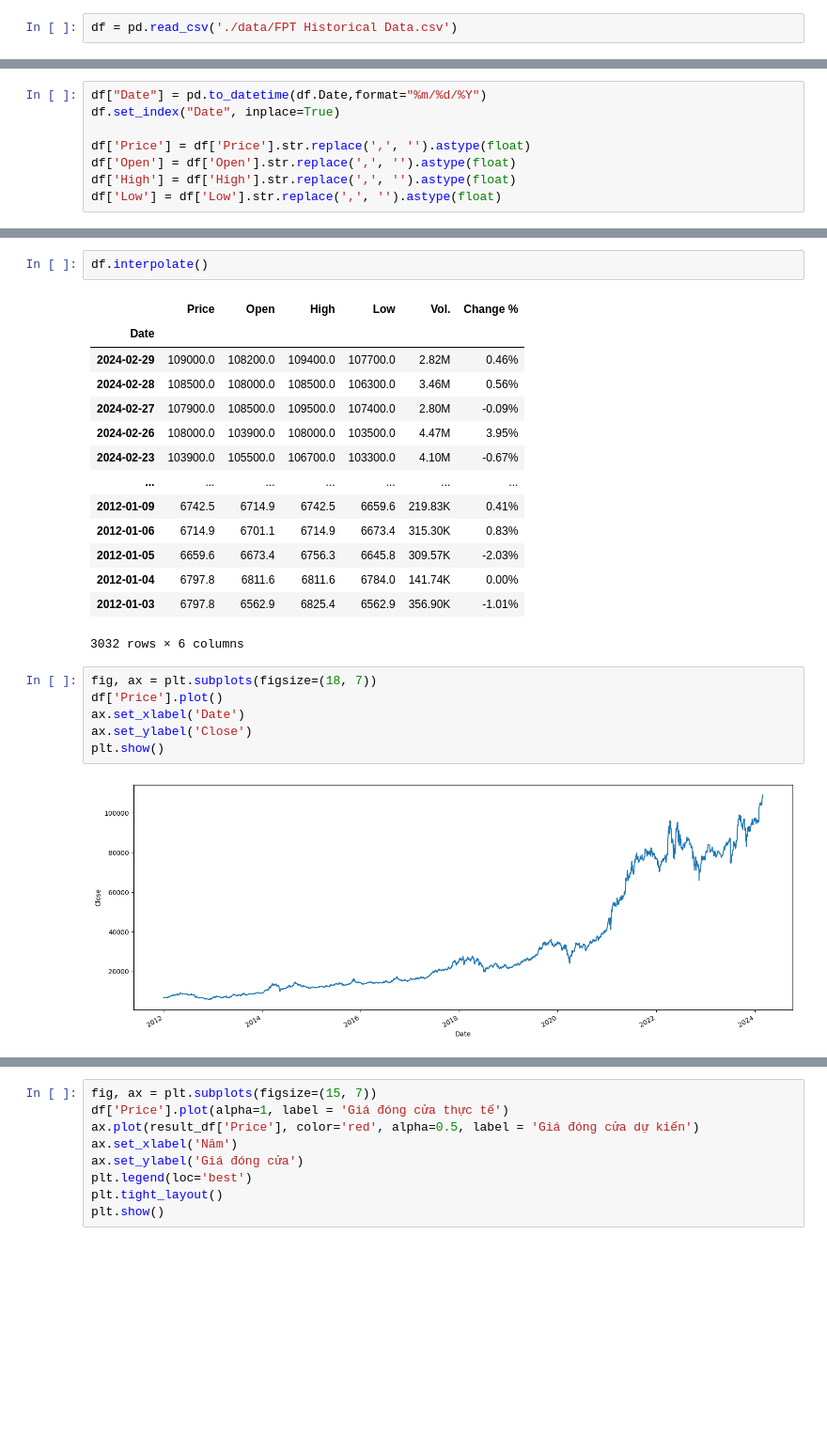
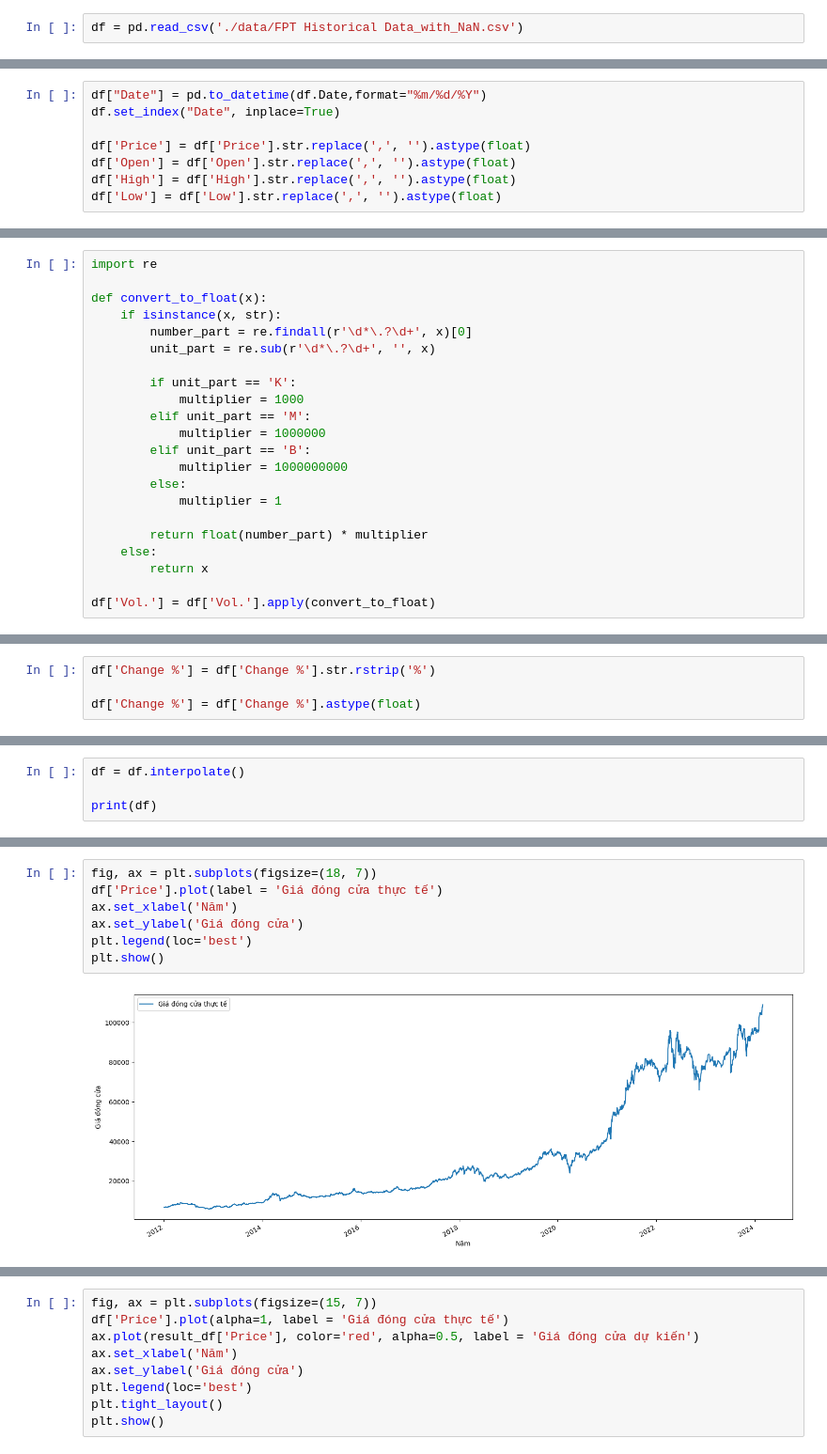
Before and after one commit to Hiupii/python_place, a Jupyter notebook: python_ml/notebook.ipynb, the cells around one changed output, grey strips where cells are left out. Shown: that part at 94% size. Saved outputs shown, nothing was run; the diff lists cells and outputs as text; blank space fills up the shorter version.

```diff
--- a/python_ml/notebook.ipynb
+++ b/python_ml/notebook.ipynb
@@ -13,2 +29,2 @@ from sklearn.model_selection import RandomizedSearchCV
 # %%
-df = pd.read_csv('./data/FPT Historical Data.csv')
+df = pd.read_csv('./data/FPT Historical Data_with_NaN.csv')
@@ -52,0 +79,22 @@ df.shape
+# %%
+import re
+
+def convert_to_float(x):
+    if isinstance(x, str):
+        number_part = re.findall(r'\d*\.?\d+', x)[0]
+        unit_part = re.sub(r'\d*\.?\d+', '', x)
+
+        if unit_part == 'K':
+            multiplier = 1000
+        elif unit_part == 'M':
+            multiplier = 1000000
+        elif unit_part == 'B':
+            multiplier = 1000000000
+        else:
+            multiplier = 1
+
+        return float(number_part) * multiplier
+    else:
+        return x
+
+df['Vol.'] = df['Vol.'].apply(convert_to_float)
@@ -52,0 +103,4 @@ df.shape
+# %%
+df['Change %'] = df['Change %'].str.rstrip('%')
+
+df['Change %'] = df['Change %'].astype(float)
@@ -52,0 +156,4 @@ df.shape
+# %%
+df = df.interpolate()
+
+print(df)
@@ -81,25 +217,9 @@ df.describe()
-# %%
-df.interpolate()
-# %% [output]
-|  | Price | Open | High | Low | Vol. | Change % |
-| Date |  |  |  |  |  |  |
-| 2024-02-29 | 109000.0 | 108200.0 | 109400.0 | 107700.0 | 2.82M | 0.46% |
-| 2024-02-28 | 108500.0 | 108000.0 | 108500.0 | 106300.0 | 3.46M | 0.56% |
-| 2024-02-27 | 107900.0 | 108500.0 | 109500.0 | 107400.0 | 2.80M | -0.09% |
-| 2024-02-26 | 108000.0 | 103900.0 | 108000.0 | 103500.0 | 4.47M | 3.95% |
-| 2024-02-23 | 103900.0 | 105500.0 | 106700.0 | 103300.0 | 4.10M | -0.67% |
-| ... | ... | ... | ... | ... | ... | ... |
-| 2012-01-09 | 6742.5 | 6714.9 | 6742.5 | 6659.6 | 219.83K | 0.41% |
-| 2012-01-06 | 6714.9 | 6701.1 | 6714.9 | 6673.4 | 315.30K | 0.83% |
-| 2012-01-05 | 6659.6 | 6673.4 | 6756.3 | 6645.8 | 309.57K | -2.03% |
-| 2012-01-04 | 6797.8 | 6811.6 | 6811.6 | 6784.0 | 141.74K | 0.00% |
-| 2012-01-03 | 6797.8 | 6562.9 | 6825.4 | 6562.9 | 356.90K | -1.01% |
-3032 rows × 6 columns
 # %%
 fig, ax = plt.subplots(figsize=(18, 7))
-df['Price'].plot()
-ax.set_xlabel('Date')
-ax.set_ylabel('Close')
+df['Price'].plot(label = 'Giá đóng cửa thực tế')
+ax.set_xlabel('Năm')
+ax.set_ylabel('Giá đóng cửa')
+plt.legend(loc='best')
 plt.show()
 # %% [output]
-[figure, old version]
+[figure, new version]
```
Also changed, not shown: parts of 38 cells of this notebook, 4 other files.
